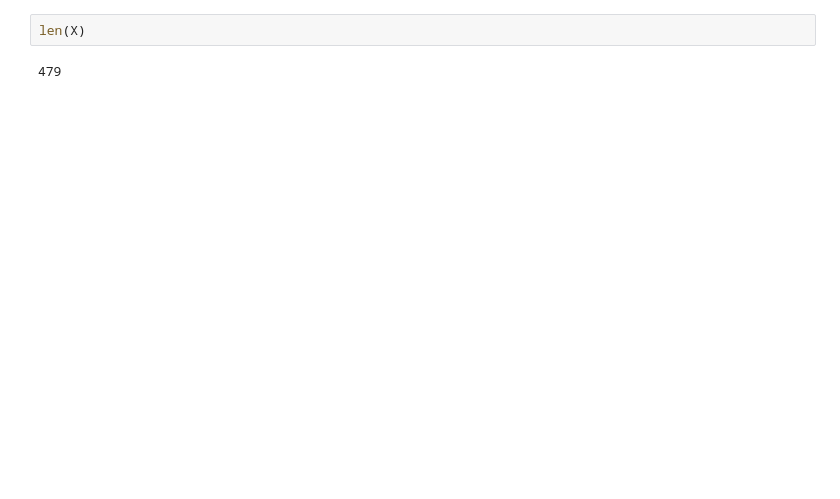
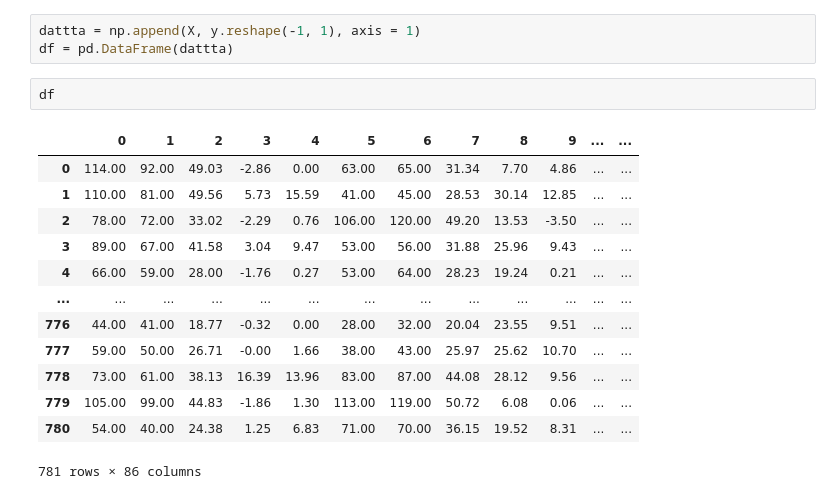
Before and after one commit to Abdigal1/LIIARPI_1, a Jupyter notebook: Untitled.ipynb, the cells around one changed output. Saved outputs shown, nothing was run; the diff lists cells and outputs as text; blank space fills up the shorter version.

```diff
--- a/Untitled.ipynb
+++ b/Untitled.ipynb
@@ -264,4 +45,19 @@ result
-# %%
-len(X)
-# %% [output]
-479
+# %%
+dattta = np.append(X, y.reshape(-1, 1), axis = 1)
+df = pd.DataFrame(dattta)
+# %%
+df
+# %% [output]
+|  | 0 | 1 | 2 | 3 | 4 | 5 | 6 | 7 | 8 | 9 | ... | ... |
+| 0 | 114.00 | 92.00 | 49.03 | -2.86 | 0.00 | 63.00 | 65.00 | 31.34 | 7.70 | 4.86 | ... | ... |
+| 1 | 110.00 | 81.00 | 49.56 | 5.73 | 15.59 | 41.00 | 45.00 | 28.53 | 30.14 | 12.85 | ... | ... |
+| 2 | 78.00 | 72.00 | 33.02 | -2.29 | 0.76 | 106.00 | 120.00 | 49.20 | 13.53 | -3.50 | ... | ... |
+| 3 | 89.00 | 67.00 | 41.58 | 3.04 | 9.47 | 53.00 | 56.00 | 31.88 | 25.96 | 9.43 | ... | ... |
+| 4 | 66.00 | 59.00 | 28.00 | -1.76 | 0.27 | 53.00 | 64.00 | 28.23 | 19.24 | 0.21 | ... | ... |
+| ... | ... | ... | ... | ... | ... | ... | ... | ... | ... | ... | ... | ... |
+| 776 | 44.00 | 41.00 | 18.77 | -0.32 | 0.00 | 28.00 | 32.00 | 20.04 | 23.55 | 9.51 | ... | ... |
+| 777 | 59.00 | 50.00 | 26.71 | -0.00 | 1.66 | 38.00 | 43.00 | 25.97 | 25.62 | 10.70 | ... | ... |
+| 778 | 73.00 | 61.00 | 38.13 | 16.39 | 13.96 | 83.00 | 87.00 | 44.08 | 28.12 | 9.56 | ... | ... |
+| 779 | 105.00 | 99.00 | 44.83 | -1.86 | 1.30 | 113.00 | 119.00 | 50.72 | 6.08 | 0.06 | ... | ... |
+| 780 | 54.00 | 40.00 | 24.38 | 1.25 | 6.83 | 71.00 | 70.00 | 36.15 | 19.52 | 8.31 | ... | ... |
+781 rows × 86 columns
```
Also changed, not shown: parts of 25 cells of this notebook, 1 other file.
